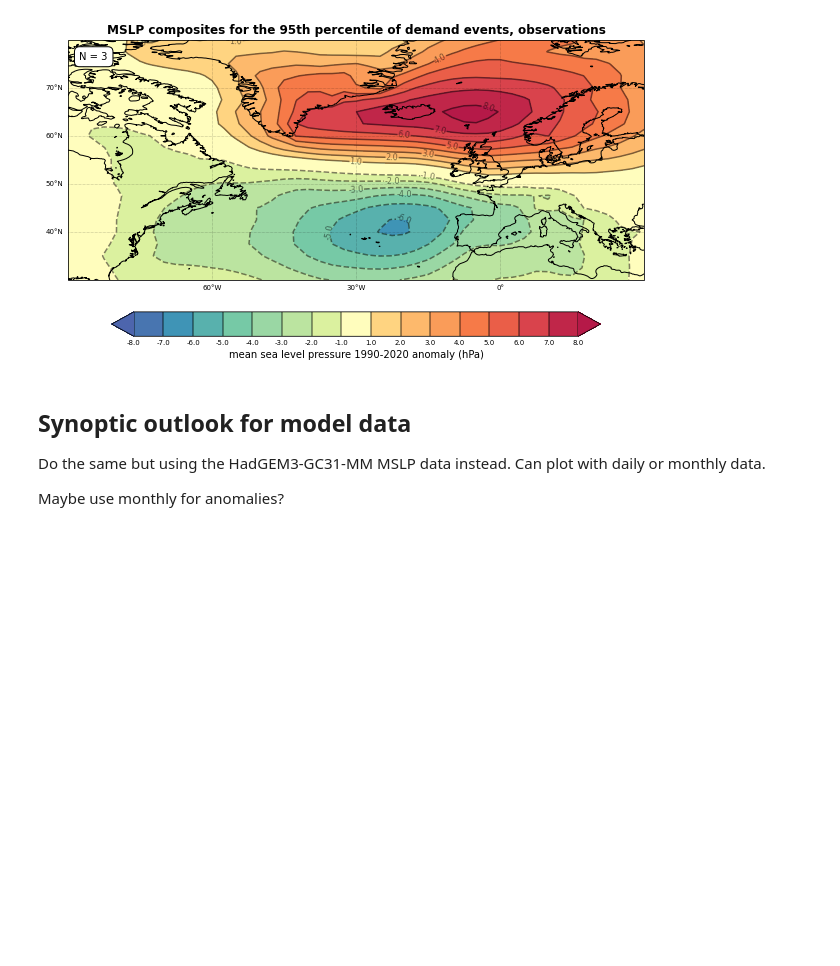
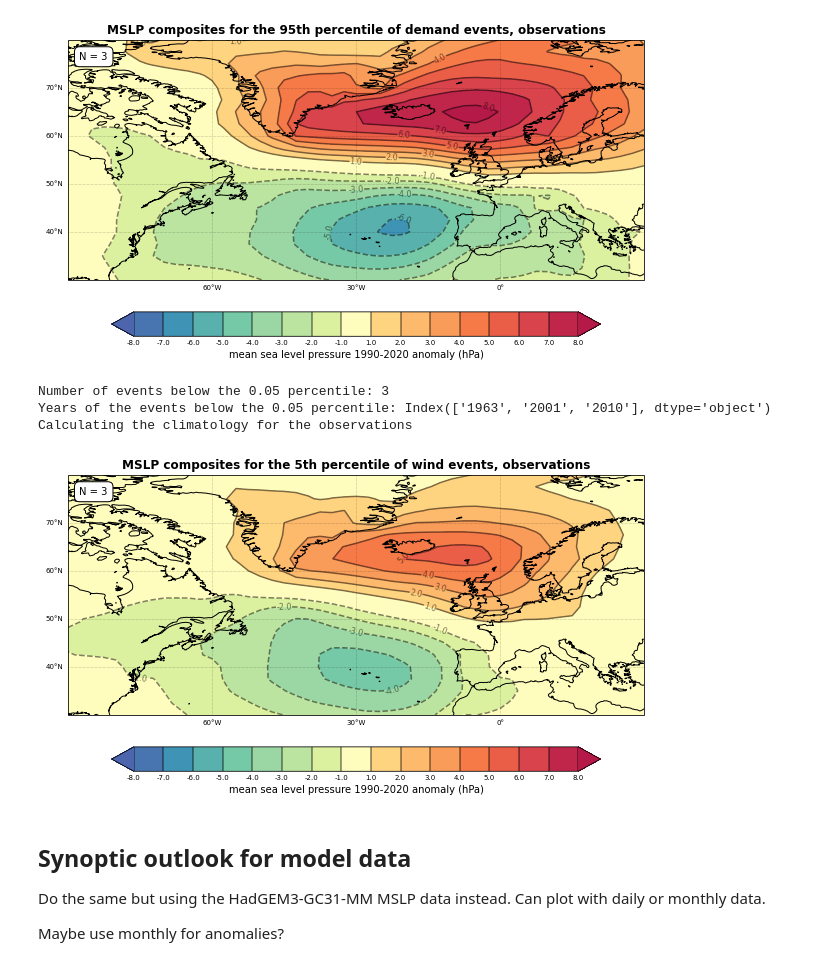
Before and after one commit to benhutchmet/unseen_multi_year, a Jupyter notebook: exploring_ind_events.ipynb, the cells around one changed output. Saved outputs shown, nothing was run; the diff lists cells and outputs as text; code cells hidden in the pictures; blank space fills up the shorter version.

Commit message:
surface variable composite function obs dv

```diff
--- a/exploring_ind_events.ipynb
+++ b/exploring_ind_events.ipynb
@@ -610,18 +606,23 @@ Calculating the climatology for the observations
 # %%
 # now plot the composite of the 95%tile of demand net wind NDJFM winters
 # for the observed data
 # Set up the constsnats
 title = "MSLP composites for the 5th percentile of wind events, observations"
-energy_variable = "demand"
+energy_variable = "wind"
 percentile = 0.05
 
 # Call the function
 plot_composite_obs(
     title=title,
     energy_variable=energy_variable,
     percentile=percentile,
     calc_anoms=True,
 )
+# %% [output]
+Number of events below the 0.05 percentile: 3
+Years of the events below the 0.05 percentile: Index(['1963', '2001', '2010'], dtype='object')
+Calculating the climatology for the observations
+[figure, added]
 # %% [markdown]
 ## Synoptic outlook for model data ##
 
```
Also changed, not shown: parts of 1 cell of this notebook, 1 other file.
